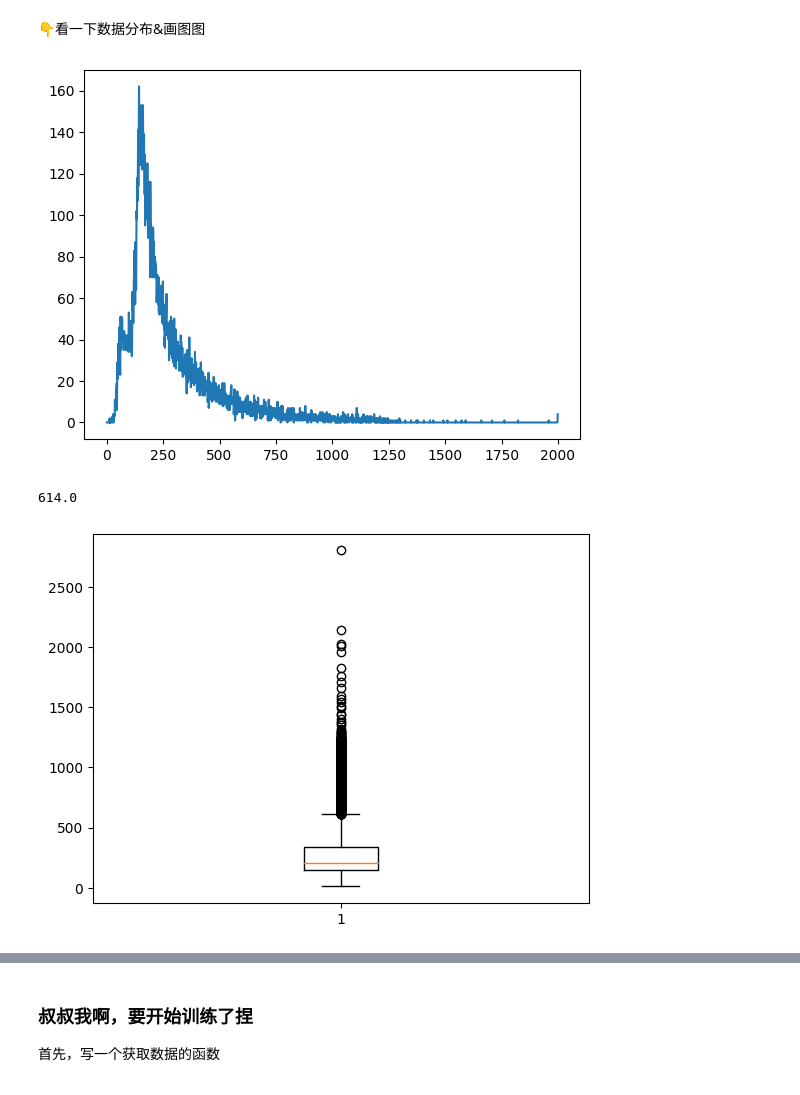
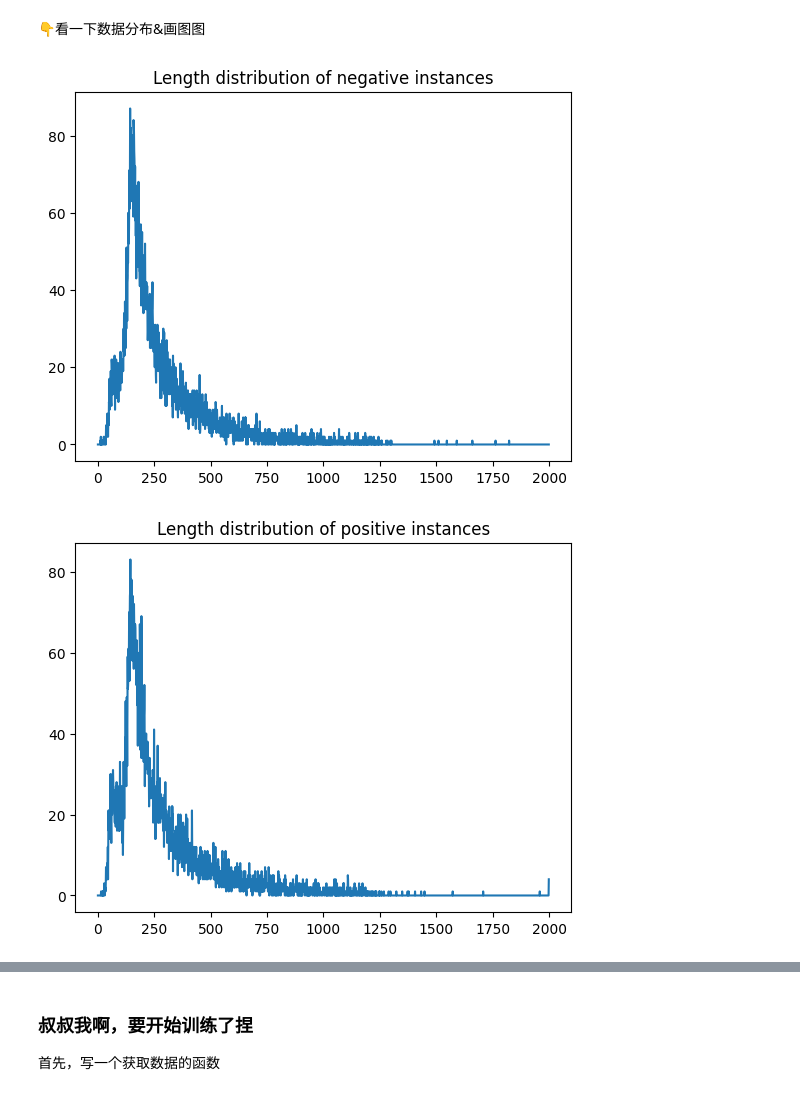
Before and after one commit to Selina233/mlpda-project, a Jupyter notebook: process_data.ipynb, the cells around one changed output, grey strips where cells are left out. Cells and saved outputs as stored; diff of their text form; code cells hidden in the pictures.

```diff
--- a/process_data.ipynb
+++ b/process_data.ipynb
@@ -63,7 +63,7 @@ def load_data(path, flag='train'):
 # %% [markdown]
 ↓👇这个用来把所有文本转成numpy数组，然后存在文件里。至此，预处理完成。
 # %%
-SENTENCE_MAXLEN=600
+SENTENCE_MAXLEN=250
 def process_sentence(flag: str, path: str = 'data/aclImdb', length_limit: int = SENTENCE_MAXLEN):
     '''Process data into numpy arrays and save them.
     ---
@@ -83,8 +83,11 @@ def process_sentence(flag: str, path: str = 'data/aclImdb', length_limit: int =
 
     sentence_code = []
     labels = []
-    reallen=[]
-    length=[0 for i in range(2000)] # 统计评论长度分布
+    reallen = []
+    word_cnt = {}
+    word_cnt_label = [{},{}]
+    length = [0 for i in range(2000)] # 统计评论长度分布
+    length_label = [[0 for i in range(2000)], [0 for i in range(2000)]] # 统计评论长度分布
     test_data = load_data(path, flag)
 
     for i in tqdm.tqdm(range(len(test_data))): # Don't be nervous, tqdm is only a progress bar.
@@ -97,8 +100,12 @@ def process_sentence(flag: str, path: str = 'data/aclImdb', length_limit: int =
         for j in range(len(vec)):
             try:
                 index = word2index[vec[j]]
+                word_cnt[vec[j]] += 1
+                word_cnt_label[label][vec[j]] += 1
             except KeyError:  # 没找到
                 index = 400000 #400000 在 glove6B里是 <unk>的 index
+                word_cnt[vec[j]] = 1
+                word_cnt_label[label][vec[j]] = 1
             finally:
                 temp.append(index)  # temp表示一个单词在词典中的序号
 
@@ -109,6 +116,7 @@ def process_sentence(flag: str, path: str = 'data/aclImdb', length_limit: int =
         if l>=2000:
             l=1999
         length[l]+=1
+        length_label[label][l] += 1
 
 
         for k in range(l, SENTENCE_MAXLEN):  # 不能补 0 因为 0 是 the 的 index 这里补 -1 转换成词向量时特殊处理
@@ -122,27 +130,41 @@ def process_sentence(flag: str, path: str = 'data/aclImdb', length_limit: int =
     sentence_code = np.array(sentence_code)
     np.save(os.path.join(output_dir, "sentence_code"), sentence_code)
     np.save(os.path.join(output_dir, "labels"), labels)
-    return length,reallen
+    return length, length_label, reallen, word_cnt, word_cnt_label
 # %% [markdown]
 测试一下，看看数据发育正不正常啊
 # %%
-result_train,result_reallen_train = process_sentence("train")
-result_test,result_reallen_test = process_sentence("test")
+result_train, result_train_label, result_reallen_train, word_cnt_train, word_cnt_train_label = process_sentence("train")
+result_test, result_test_label, result_reallen_test, word_cnt_test, result_test_label = process_sentence("test")
 # %% [markdown]
 👇看一下数据分布&画图图
 # %%
 import matplotlib.pyplot as plt
 
-plt.plot(result_train)
+plt.plot(result_train_label[0])
+plt.title("Length distribution of negative instances")
 plt.show()
-# plt.plot(result_test)
+plt.plot(result_train_label[1])
+plt.title("Length distribution of positive instances")
+plt.show()
+# result_reallen_train.sort()
+# IQR=result_reallen_train[(int)(len(result_reallen_train)*0.75)]-result_reallen_train[(int)(len(result_reallen_train)*0.25)]
+# fuck=result_reallen_train[(int)(len(result_reallen_train)*0.75)]+1.5*IQR
+# plt.boxplot(result_reallen_train)
 # plt.show()
-result_reallen_train.sort()
-IQR=result_reallen_train[(int)(len(result_reallen_train)*0.75)]-result_reallen_train[(int)(len(result_reallen_train)*0.25)]
-fuck=result_reallen_train[(int)(len(result_reallen_train)*0.75)]+1.5*IQR
-plt.boxplot(result_reallen_train)
-print(fuck)
+# plt.boxplot(result_reallen_test)
+# plt.show()
+words = sorted(word_cnt_train_label[0], key=lambda x: word_cnt_train_label[0][x], reverse=True)[:20]
+plt.bar(words, [word_cnt_train_label[0][w] for w in words])
+plt.title("Words distribution of negative instances")
+plt.show()
+words = sorted(word_cnt_train_label[1], key=lambda x: word_cnt_train_label[1][x], reverse=True)[:20]
+plt.bar(words, [word_cnt_train_label[1][w] for w in words])
+plt.title("Words distribution of positive instances")
+plt.show()
+
+
+# print(fuck)
 # %% [output]
-[figure, old version]
+[figure, new version]
-614.0
-[figure, old version]
+[figure, new version]
```
Also changed, not shown: parts of 1 cell of this notebook, 5 other files.
